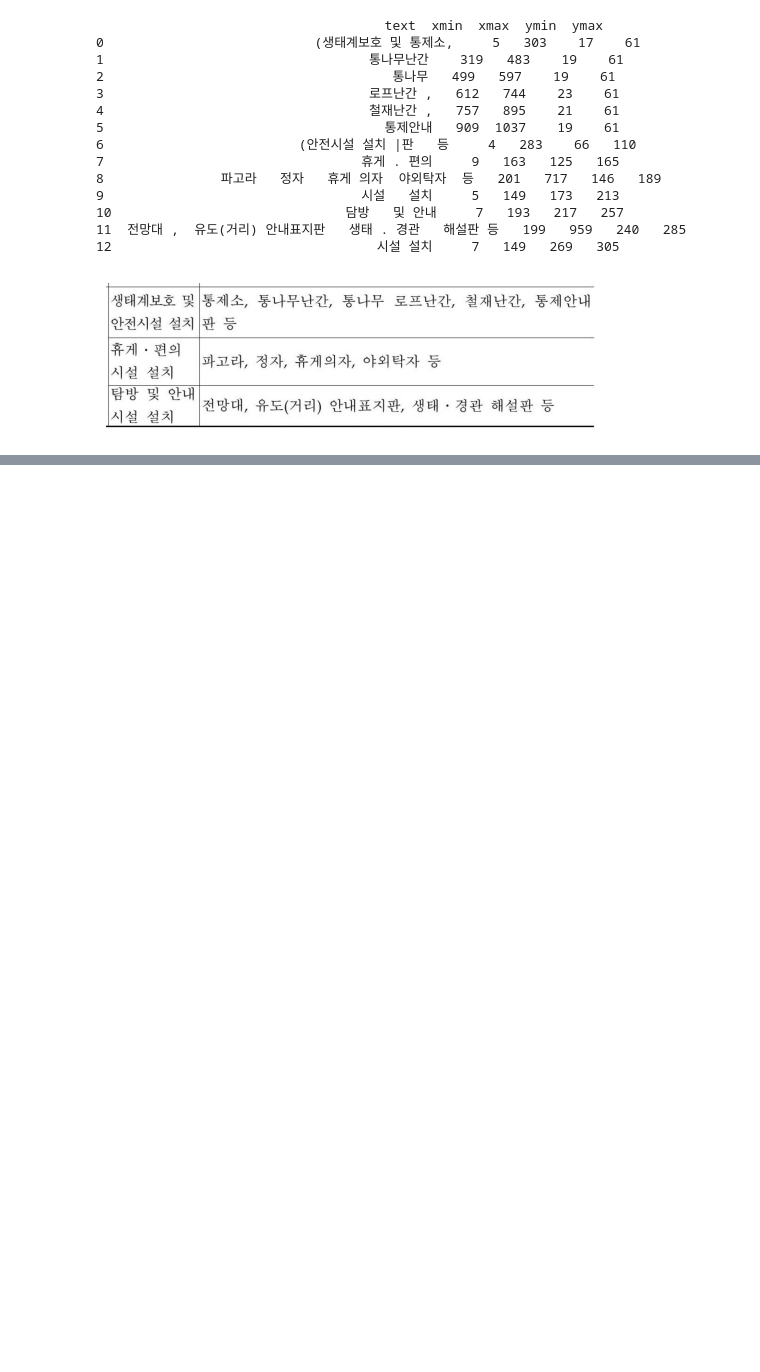
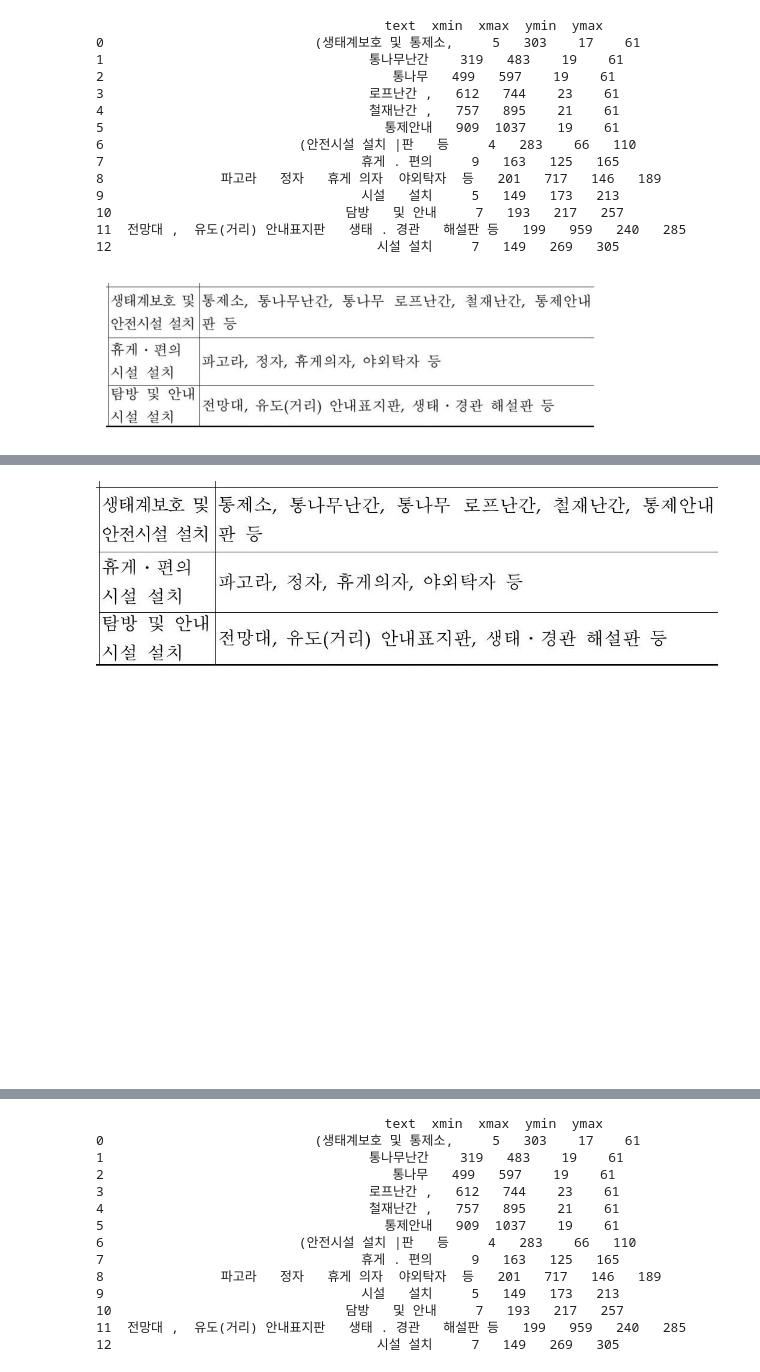
Before and after one commit to yoon777/cv_project, a Jupyter notebook: data_load.ipynb, the cells around one changed output, grey strips where cells are left out. Drawn from its saved outputs; the diff is of its cells as text; code cells hidden in the pictures; blank space fills up the shorter version.

```diff
--- a/data_load.ipynb
+++ b/data_load.ipynb
@@ -216,0 +357,39 @@ AttributeError: 'PDF' object has no attribute 'extract_tables'
+# %%
+import easyocr
+import pandas as pd
+
+# 이미지 출력 (원본 이미지 시각화)
+cv2_imshow(img)
+plt.axis('off')  # 축 숨기기
+plt.show()
+
+# OCR 모델 초기화 (한국어 및 영어 지원)
+reader = easyocr.Reader(['ko', 'en'])
+
+# 이미지에서 텍스트 및 좌표 추출
+results = reader.readtext(img)
+
+# 좌표와 텍스트를 데이터프레임으로 변환
+data = []
+for (bbox, text, confidence) in results:
+    # bbox는 좌표 정보, text는 인식된 텍스트
+    (top_left, top_right, bottom_right, bottom_left) = bbox
+    xmin = min(top_left[0], bottom_left[0])
+    xmax = max(top_right[0], bottom_right[0])
+    ymin = min(top_left[1], top_right[1])
+    ymax = max(bottom_left[1], bottom_right[1])
+
+    # 좌표와 텍스트 정보를 저장
+    data.append({
+        'text': text,
+        'xmin': xmin,
+        'xmax': xmax,
+        'ymin': ymin,
+        'ymax': ymax
+    })
+
+df = pd.DataFrame(data)
+print(df)
+# %% [output]
+[figure, added]
+[figure, added]
@@ -216,0 +397,14 @@ AttributeError: 'PDF' object has no attribute 'extract_tables'
+                                     text  xmin  xmax  ymin  ymax
+0                           (생태계보호 및 통제소,     5   303    17    61
+1                                  통나무난간    319   483    19    61
+2                                     통나무   499   597    19    61
+3                                  로프난간 ,   612   744    23    61
+4                                  철재난간 ,   757   895    21    61
+5                                    통제안내   909  1037    19    61
+6                         (안전시설 설치 |판   등     4   283    66   110
+7                                 휴게 . 편의     9   163   125   165
+8               파고라   정자   휴게 의자  야외탁자  등   201   717   146   189
+9                                 시설   설치     5   149   173   213
+10                              담방   및 안내     7   193   217   257
+11  전망대 ,  유도(거리) 안내표지판   생태 . 경관   해설판 등   199   959   240   285
+12                                  시설 설치     7   149   269   305
```
Also changed, not shown: parts of 9 cells of this notebook.
